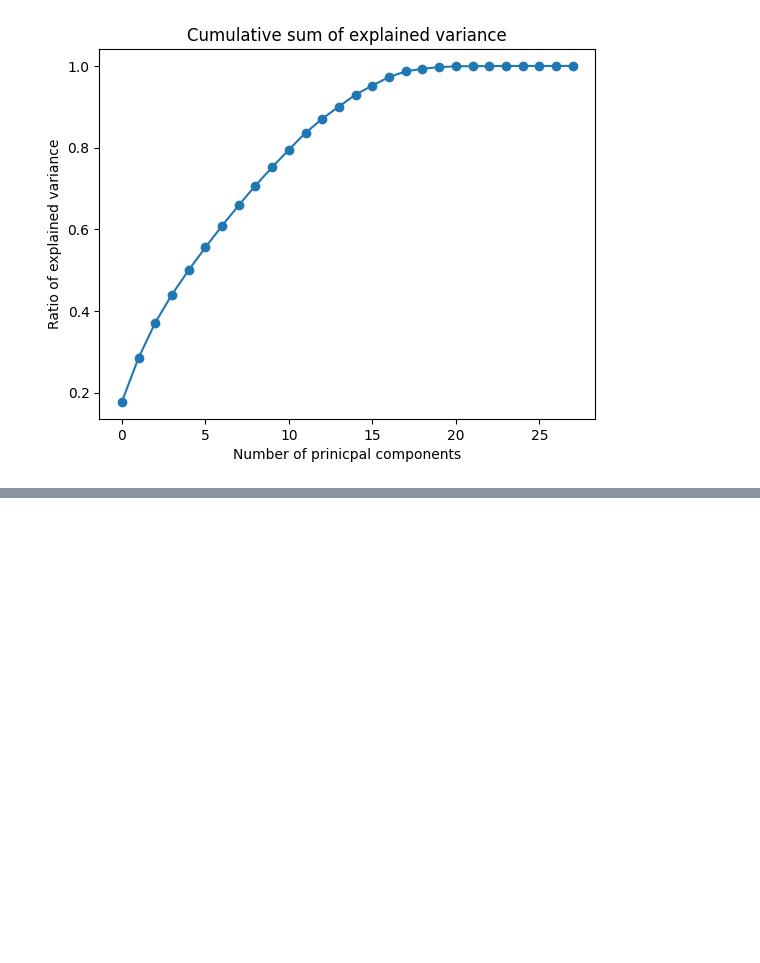
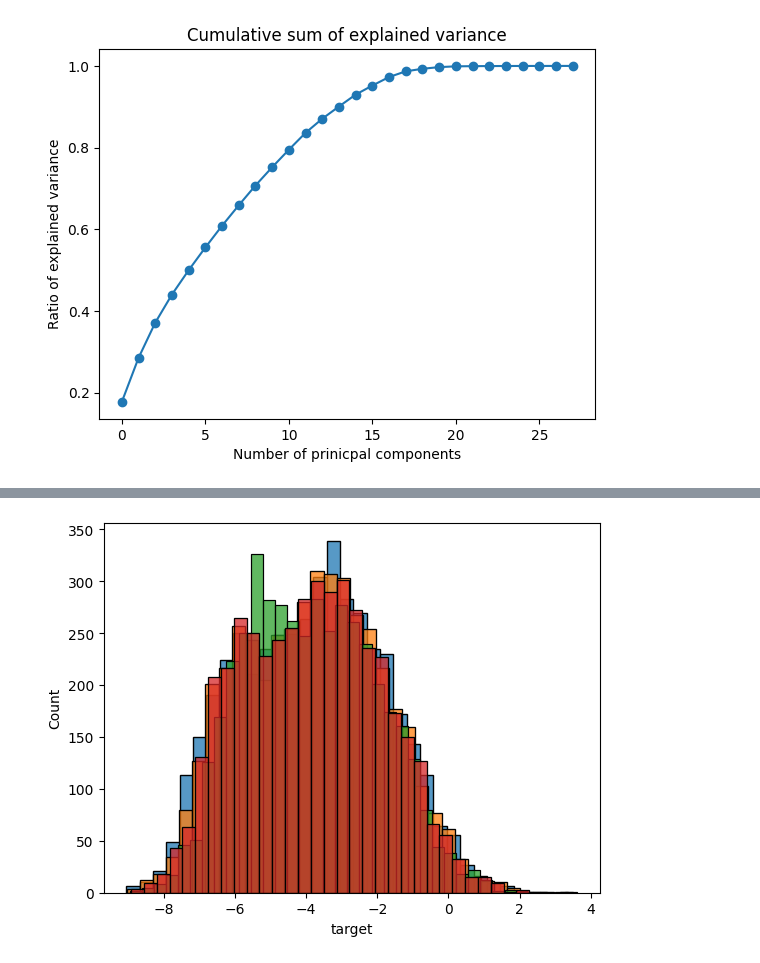
Before and after one commit to karl-helsinki/IMLProject, a Jupyter notebook: modelling.ipynb, the cells around one changed output, grey strips where cells are left out. Drawn from its saved outputs; the diff is of its cells as text; code cells hidden in the pictures; blank space fills up the shorter version.

```diff
--- a/modelling.ipynb
+++ b/modelling.ipynb
@@ -514,0 +632,5 @@ save_test_predictions(preds, "predictions/svr_c2.csv", test_data_path)
+# %%
+# Test the last model on previous scaling
+old_test = prepare_data(data_dir / "old/gecko_ml_test.csv", features)
+preds8 = model7.predict(poly.transform(old_test))
+save_test_predictions(preds8, "predictions/gbr_poly_feats_old_test.csv", data_dir / "old/gecko_ml_test.csv")
@@ -514,0 +666,13 @@ save_test_predictions(preds, "predictions/svr_c2.csv", test_data_path)
+# %%
+best_predictions = pd.read_csv("predictions/svr_selected_feats2_log10.csv")
+sns.histplot(data=best_predictions, x='target')
+sns.histplot(data=preds6)
+sns.histplot(data=preds8)
+
+# Combination of the best models gives the best result
+comb = (best_predictions["target"] + preds6 + preds8) / 3
+sns.histplot(data=comb)
+
+save_test_predictions(comb, "predictions/comb1.csv", test_data_path)
+# %% [output]
+[figure, added]
```
Also changed, not shown: parts of 44 cells of this notebook.
